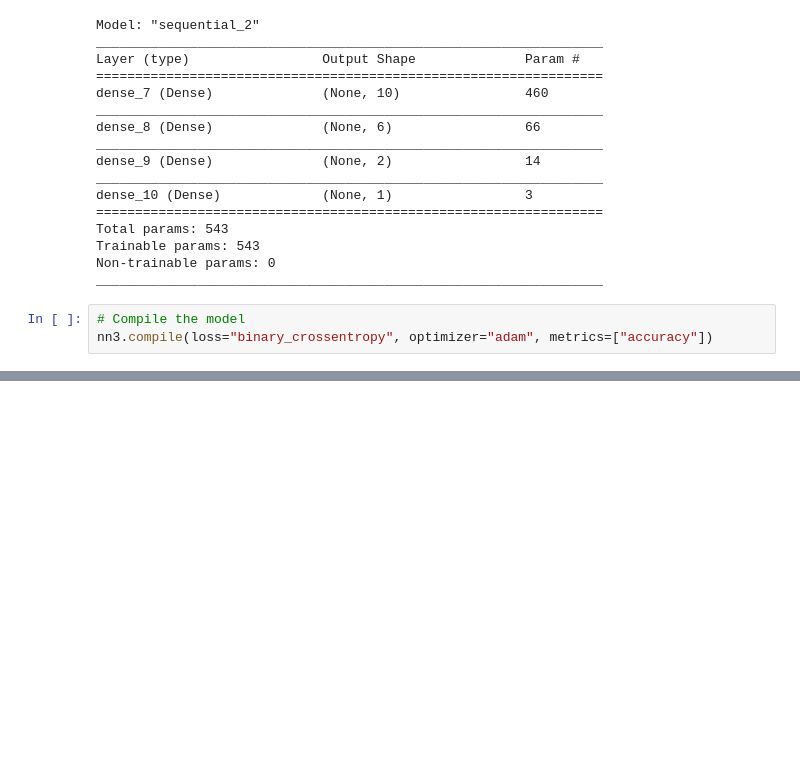
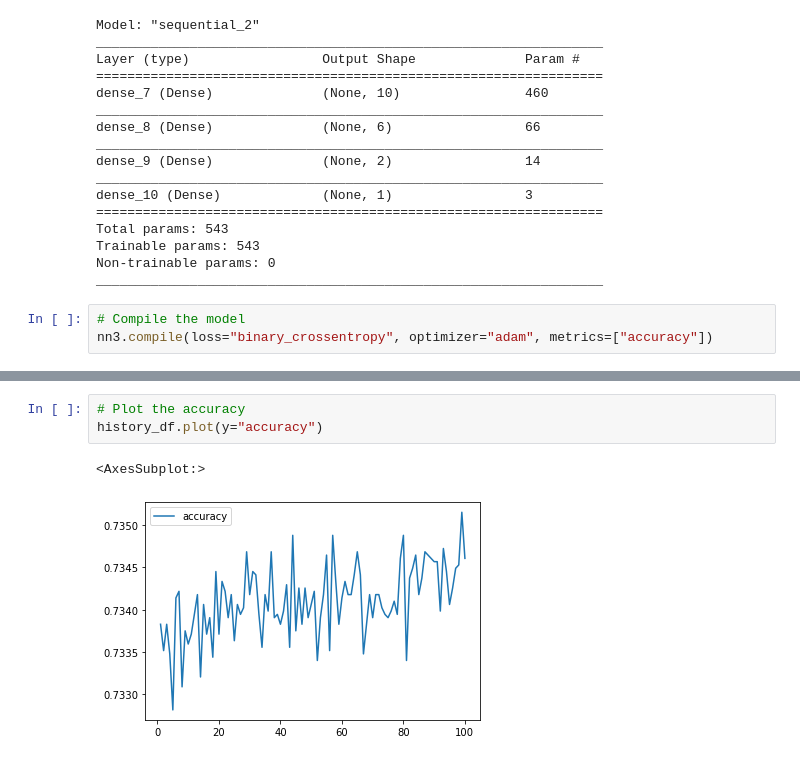
Before and after one commit to aseo67/Neural_Network_Charity_Analysis, a Jupyter notebook: AlphabetSoupCharity_Optimization.ipynb, the cells around one changed output, grey strips where cells are left out. Saved outputs shown, nothing was run; the diff lists cells and outputs as text; blank space fills up the shorter version.

```diff
--- a/AlphabetSoupCharity_Optimization.ipynb
+++ b/AlphabetSoupCharity_Optimization.ipynb
@@ -447,0 +441,6 @@ history_df.plot(y="accuracy")
+# %%
+# Plot the accuracy
+history_df.plot(y="accuracy")
+# %% [output]
+<AxesSubplot:>
+[figure, added]
```
Also changed, not shown: parts of 18 cells of this notebook, 26 other files.
